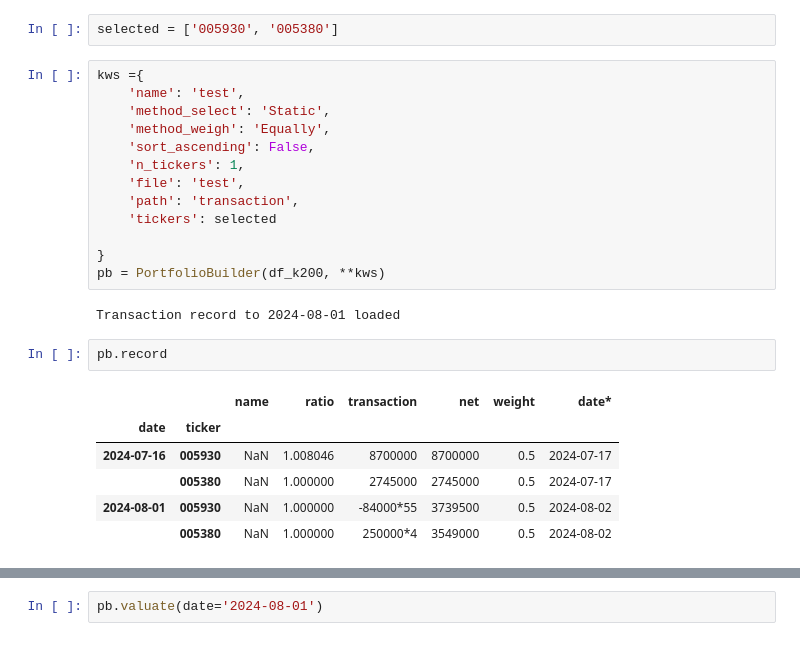
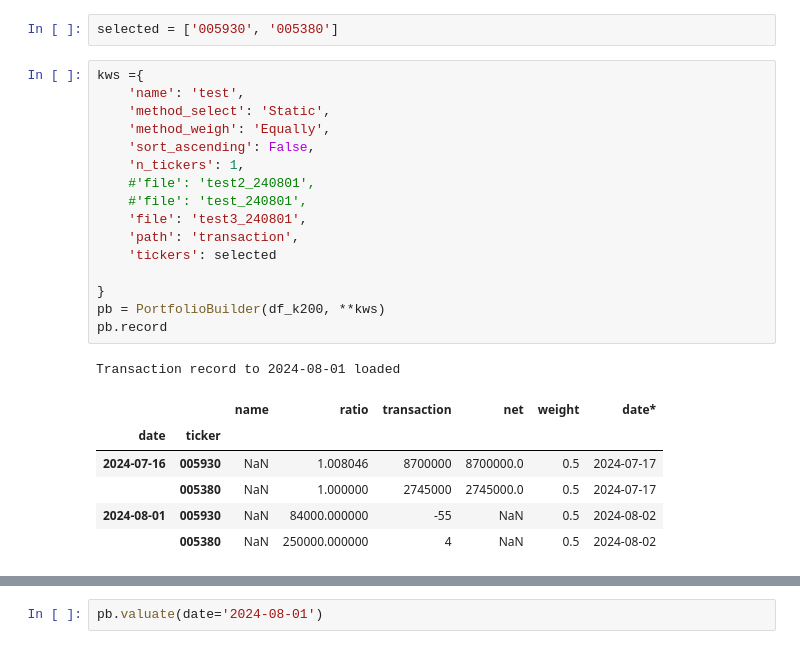
Before and after one commit to lbk209/portfolio, a Jupyter notebook: Allocate_Portfolio.ipynb, the cells around one changed output, grey strips where cells are left out. Cells and saved outputs as stored; diff of their text form.

```diff
--- a/Allocate_Portfolio.ipynb
+++ b/Allocate_Portfolio.ipynb
@@ -868,24 +871,24 @@ selected = ['005930', '005380']
 # %%
 kws ={
     'name': 'test',
     'method_select': 'Static',
     'method_weigh': 'Equally',
     'sort_ascending': False,
     'n_tickers': 1,
-    'file': 'test',
+    #'file': 'test2_240801',
+    #'file': 'test_240801',
+    'file': 'test3_240801',
     'path': 'transaction',
     'tickers': selected
 
 }
 pb = PortfolioBuilder(df_k200, **kws)
+pb.record
 # %% [output]
 Transaction record to 2024-08-01 loaded
+|  |  | name | ratio | transaction | net | weight | date* |
+| date | ticker |  |  |  |  |  |  |
+| 2024-07-16 | 005930 | NaN | 1.008046 | 8700000 | 8700000.0 | 0.5 | 2024-07-17 |
+|  | 005380 | NaN | 1.000000 | 2745000 | 2745000.0 | 0.5 | 2024-07-17 |
+| 2024-08-01 | 005930 | NaN | 84000.000000 | -55 | NaN | 0.5 | 2024-08-02 |
+|  | 005380 | NaN | 250000.000000 | 4 | NaN | 0.5 | 2024-08-02 |
-# %%
-pb.record
-# %% [output]
-|  |  | name | ratio | transaction | net | weight | date* |
-| date | ticker |  |  |  |  |  |  |
-| 2024-07-16 | 005930 | NaN | 1.008046 | 8700000 | 8700000 | 0.5 | 2024-07-17 |
-|  | 005380 | NaN | 1.000000 | 2745000 | 2745000 | 0.5 | 2024-07-17 |
-| 2024-08-01 | 005930 | NaN | 1.000000 | -84000*55 | 3739500 | 0.5 | 2024-08-02 |
-|  | 005380 | NaN | 1.000000 | 250000*4 | 3549000 | 0.5 | 2024-08-02 |
```
Also changed, not shown: parts of 6 cells of this notebook, 1 other file.
